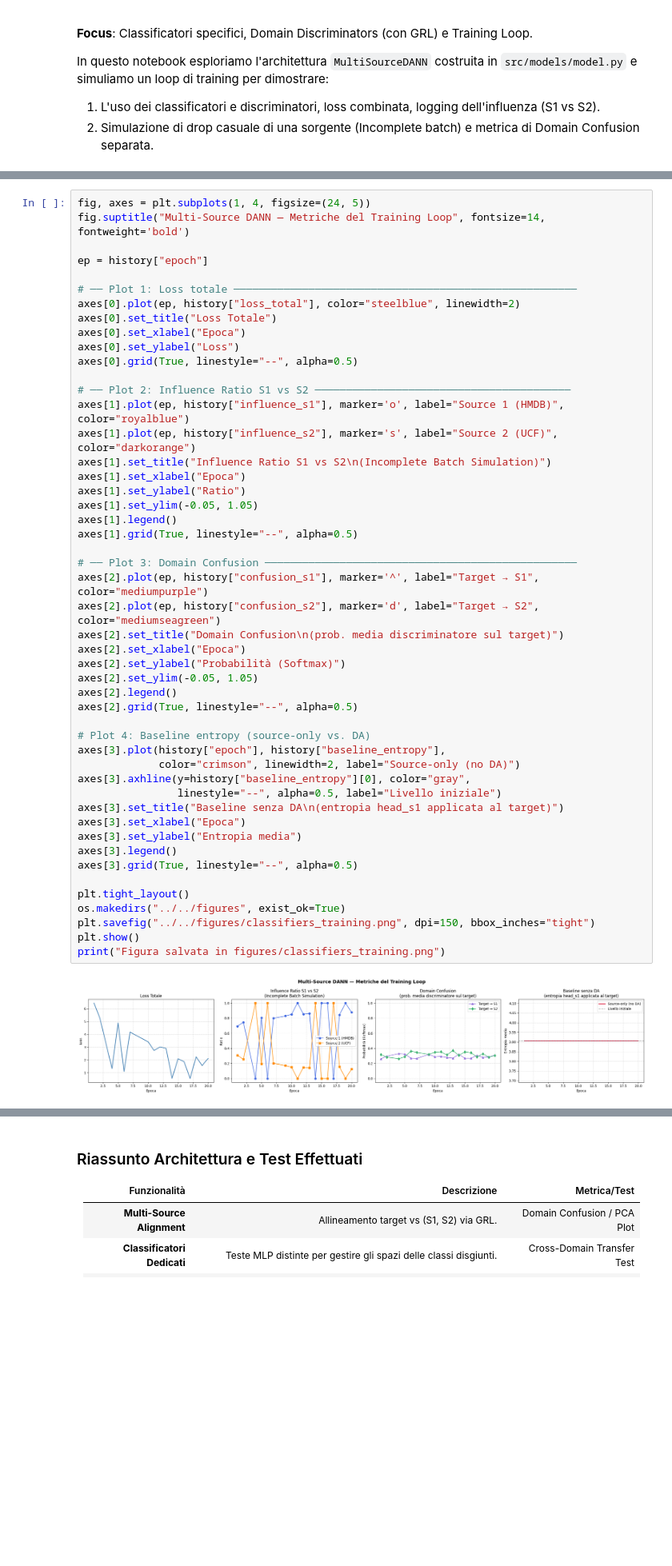
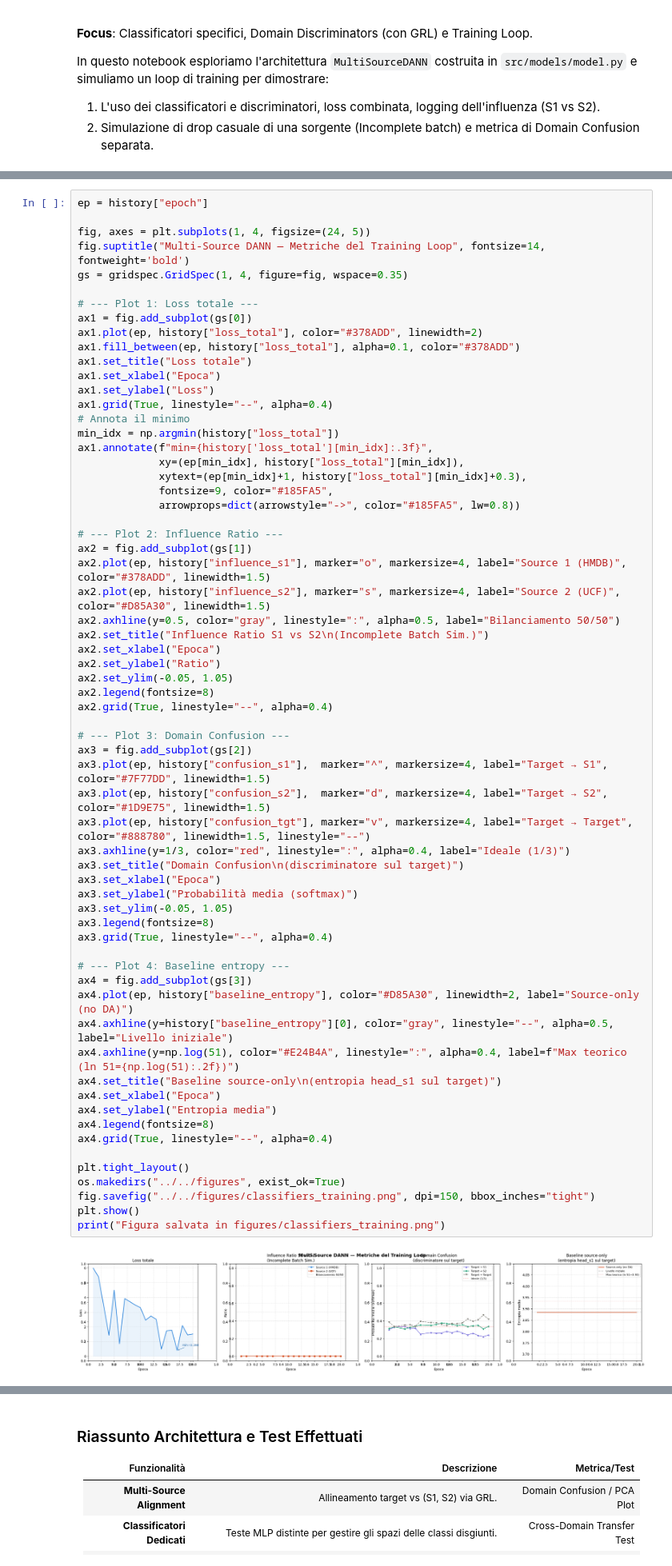
Before and after one commit to MaccarroneAlessia/DomainAdaptation-Track9-DataLost, a Jupyter notebook: experiments/notebooks/2-classifiers.ipynb, the cells around one changed output, grey strips where cells are left out. Shown at 80% size. Cells and saved outputs as stored; diff of their text form; blank space fills up the shorter version.

Commit message:
update notebook classifiers

```diff
--- a/experiments/notebooks/2-classifiers.ipynb
+++ b/experiments/notebooks/2-classifiers.ipynb
@@ -473,54 +460,69 @@ Infine, mostriamo graficamente i risultati estratti dai log del nostro loop.
 # %%
+ep = history["epoch"]
+
 fig, axes = plt.subplots(1, 4, figsize=(24, 5))
 fig.suptitle("Multi-Source DANN — Metriche del Training Loop", fontsize=14, fontweight='bold')
+gs = gridspec.GridSpec(1, 4, figure=fig, wspace=0.35)
 
-ep = history["epoch"]
+# --- Plot 1: Loss totale ---
+ax1 = fig.add_subplot(gs[0])
+ax1.plot(ep, history["loss_total"], color="#378ADD", linewidth=2)
+ax1.fill_between(ep, history["loss_total"], alpha=0.1, color="#378ADD")
+ax1.set_title("Loss totale")
+ax1.set_xlabel("Epoca")
+ax1.set_ylabel("Loss")
+ax1.grid(True, linestyle="--", alpha=0.4)
+# Annota il minimo
+min_idx = np.argmin(history["loss_total"])
+ax1.annotate(f"min={history['loss_total'][min_idx]:.3f}",
+             xy=(ep[min_idx], history["loss_total"][min_idx]),
+             xytext=(ep[min_idx]+1, history["loss_total"][min_idx]+0.3),
+             fontsize=9, color="#185FA5",
+             arrowprops=dict(arrowstyle="->", color="#185FA5", lw=0.8))
 
-# ── Plot 1: Loss totale ───────────────────────────────────────────────────────
-axes[0].plot(ep, history["loss_total"], color="steelblue", linewidth=2)
-axes[0].set_title("Loss Totale")
-axes[0].set_xlabel("Epoca")
-axes[0].set_ylabel("Loss")
-axes[0].grid(True, linestyle="--", alpha=0.5)
+# --- Plot 2: Influence Ratio ---
+ax2 = fig.add_subplot(gs[1])
+ax2.plot(ep, history["influence_s1"], marker="o", markersize=4, label="Source 1 (HMDB)", color="#378ADD", linewidth=1.5)
+ax2.plot(ep, history["influence_s2"], marker="s", markersize=4, label="Source 2 (UCF)",  color="#D85A30", linewidth=1.5)
+ax2.axhline(y=0.5, color="gray", linestyle=":", alpha=0.5, label="Bilanciamento 50/50")
+ax2.set_title("Influence Ratio S1 vs S2\n(Incomplete Batch Sim.)")
+ax2.set_xlabel("Epoca")
+ax2.set_ylabel("Ratio")
+ax2.set_ylim(-0.05, 1.05)
+ax2.legend(fontsize=8)
+ax2.grid(True, linestyle="--", alpha=0.4)
 
-# ── Plot 2: Influence Ratio S1 vs S2 ─────────────────────────────────────────
-axes[1].plot(ep, history["influence_s1"], marker='o', label="Source 1 (HMDB)",  color="royalblue")
-axes[1].plot(ep, history["influence_s2"], marker='s', label="Source 2 (UCF)",   color="darkorange")
-axes[1].set_title("Influence Ratio S1 vs S2\n(Incomplete Batch Simulation)")
-axes[1].set_xlabel("Epoca")
-axes[1].set_ylabel("Ratio")
-axes[1].set_ylim(-0.05, 1.05)
-axes[1].legend()
-axes[1].grid(True, linestyle="--", alpha=0.5)
+# --- Plot 3: Domain Confusion ---
+ax3 = fig.add_subplot(gs[2])
+ax3.plot(ep, history["confusion_s1"],  marker="^", markersize=4, label="Target → S1",     color="#7F77DD", linewidth=1.5)
+ax3.plot(ep, history["confusion_s2"],  marker="d", markersize=4, label="Target → S2",     color="#1D9E75", linewidth=1.5)
+ax3.plot(ep, history["confusion_tgt"], marker="v", markersize=4, label="Target → Target", color="#888780", linewidth=1.5, linestyle="--")
+ax3.axhline(y=1/3, color="red", linestyle=":", alpha=0.4, label="Ideale (1/3)")
+ax3.set_title("Domain Confusion\n(discriminatore sul target)")
+ax3.set_xlabel("Epoca")
+ax3.set_ylabel("Probabilità media (softmax)")
+ax3.set_ylim(-0.05, 1.05)
+ax3.legend(fontsize=8)
+ax3.grid(True, linestyle="--", alpha=0.4)
 
-# ── Plot 3: Domain Confusion ──────────────────────────────────────────────────
-axes[2].plot(ep, history["confusion_s1"], marker='^', label="Target → S1", color="mediumpurple")
-axes[2].plot(ep, history["confusion_s2"], marker='d', label="Target → S2", color="mediumseagreen")
-axes[2].set_title("Domain Confusion\n(prob. media discriminatore sul target)")
-axes[2].set_xlabel("Epoca")
-axes[2].set_ylabel("Probabilità (Softmax)")
-axes[2].set_ylim(-0.05, 1.05)
-axes[2].legend()
-axes[2].grid(True, linestyle="--", alpha=0.5)
-
-# Plot 4: Baseline entropy (source-only vs. DA)
-axes[3].plot(history["epoch"], history["baseline_entropy"],
-             color="crimson", linewidth=2, label="Source-only (no DA)")
-axes[3].axhline(y=history["baseline_entropy"][0], color="gray",
-                linestyle="--", alpha=0.5, label="Livello iniziale")
-axes[3].set_title("Baseline senza DA\n(entropia head_s1 applicata al target)")
-axes[3].set_xlabel("Epoca")
-axes[3].set_ylabel("Entropia media")
-axes[3].legend()
-axes[3].grid(True, linestyle="--", alpha=0.5)
+# --- Plot 4: Baseline entropy ---
+ax4 = fig.add_subplot(gs[3])
+ax4.plot(ep, history["baseline_entropy"], color="#D85A30", linewidth=2, label="Source-only (no DA)")
+ax4.axhline(y=history["baseline_entropy"][0], color="gray", linestyle="--", alpha=0.5, label="Livello iniziale")
+ax4.axhline(y=np.log(51), color="#E24B4A", linestyle=":", alpha=0.4, label=f"Max teorico (ln 51={np.log(51):.2f})")
+ax4.set_title("Baseline source-only\n(entropia head_s1 sul target)")
+ax4.set_xlabel("Epoca")
+ax4.set_ylabel("Entropia media")
+ax4.legend(fontsize=8)
+ax4.grid(True, linestyle="--", alpha=0.4)
 
 plt.tight_layout()
 os.makedirs("../../figures", exist_ok=True)
-plt.savefig("../../figures/classifiers_training.png", dpi=150, bbox_inches="tight")
+fig.savefig("../../figures/classifiers_training.png", dpi=150, bbox_inches="tight")
 plt.show()
 print("Figura salvata in figures/classifiers_training.png")
 # %% [output]
-[figure, old version]
+[figure, new version]
 Figura salvata in figures/classifiers_training.png
 # %%
 print("=" * 50)
```
Also changed, not shown: parts of 47 cells of this notebook, 13 other files.
